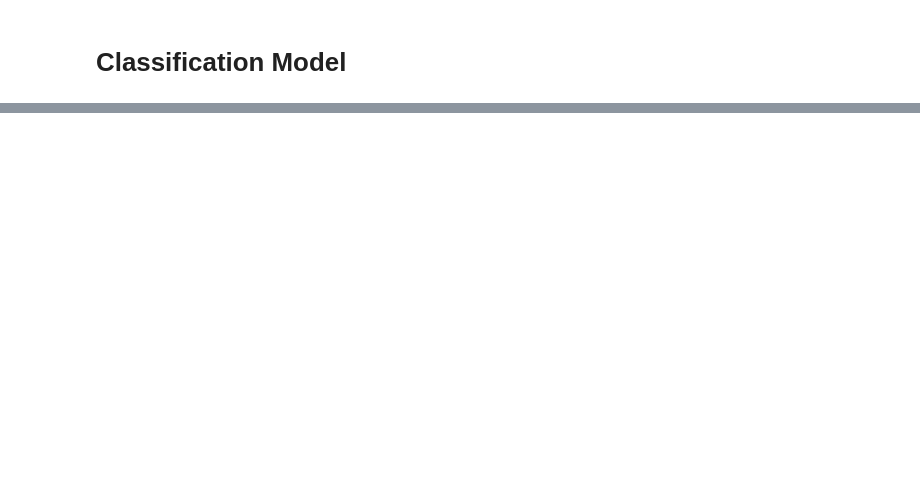
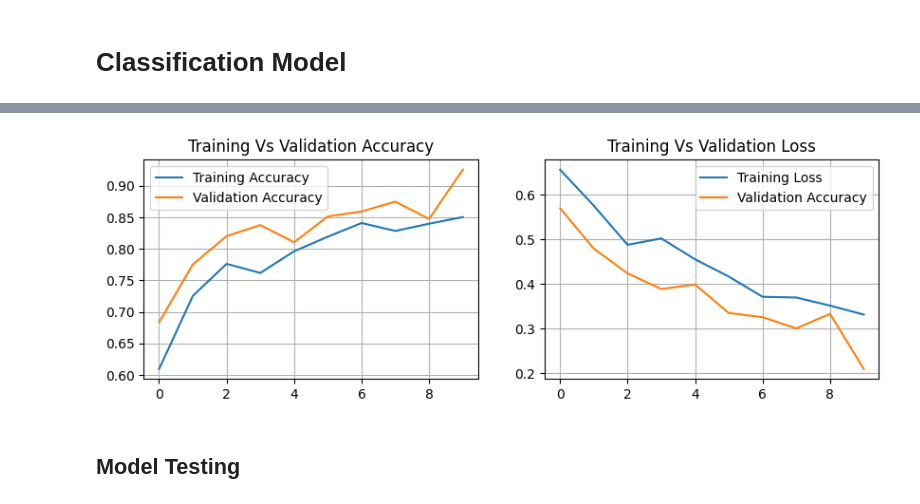
Before and after one commit to akshayyewle/Machine-Vision, a Jupyter notebook: 11 Brain Tumour Detection/Python Notebook.ipynb, the cells around one changed output, grey strips where cells are left out. Saved outputs shown, nothing was run; the diff lists cells and outputs as text; code cells hidden in the pictures; blank space fills up the shorter version.

```diff
--- a/11 Brain Tumour Detection/Python Notebook.ipynb
+++ b/11 Brain Tumour Detection/Python Notebook.ipynb
@@ -287,0 +337,20 @@ AttributeError: 'Sequential' object has no attribute 'fit_generator'
+# %%
+fig, axs = plt.subplots(1,2,figsize=(10,3))
+
+axs[0].plot(Model_History.history['accuracy'],label='Training Accuracy')
+axs[0].plot(Model_History.history['val_accuracy'],label='Validation Accuracy')
+axs[0].set_title('Training Vs Validation Accuracy')
+axs[0].legend()
+axs[0].grid()
+
+axs[1].plot(Model_History.history['loss'],label='Training Loss')
+axs[1].plot(Model_History.history['val_loss'],label='Validation Accuracy')
+axs[1].set_title('Training Vs Validation Loss')
+axs[1].legend()
+axs[1].grid()
+
+plt.show()
+# %% [output]
+[figure, added]
+# %% [markdown]
+## **Model Testing**
```
Also changed, not shown: parts of 28 cells of this notebook, 3 other files.
